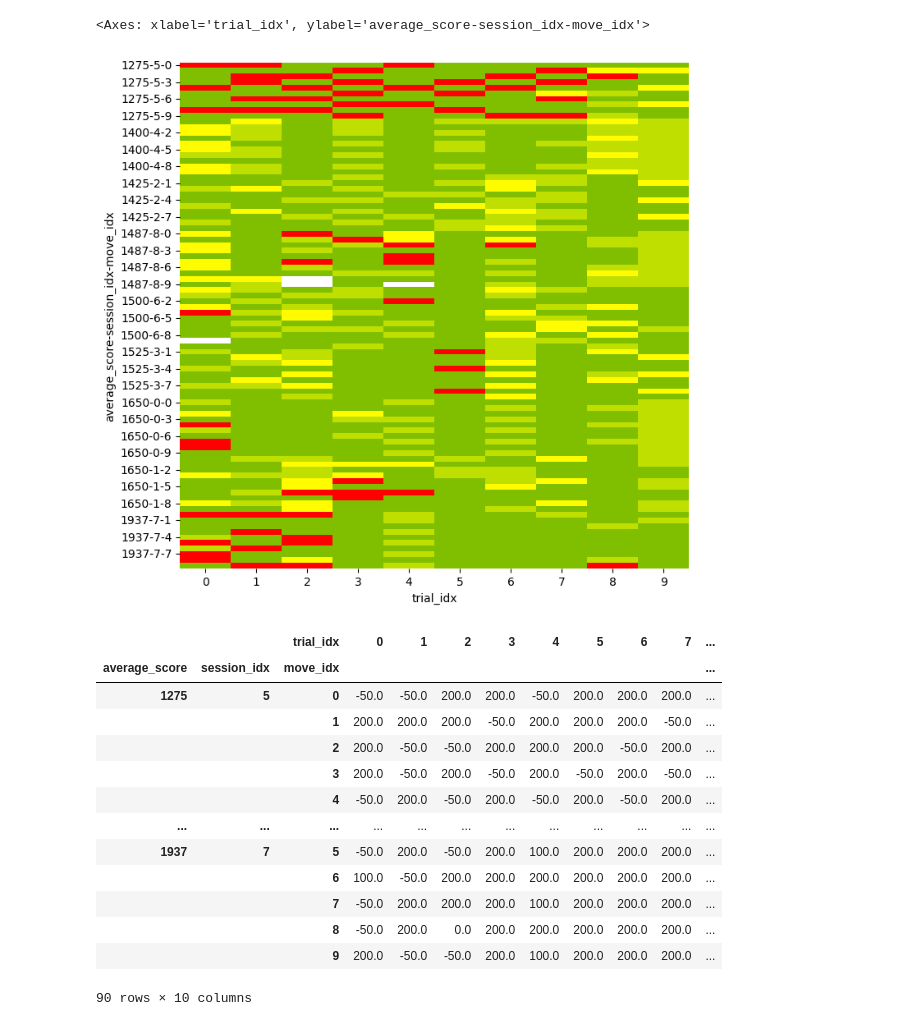
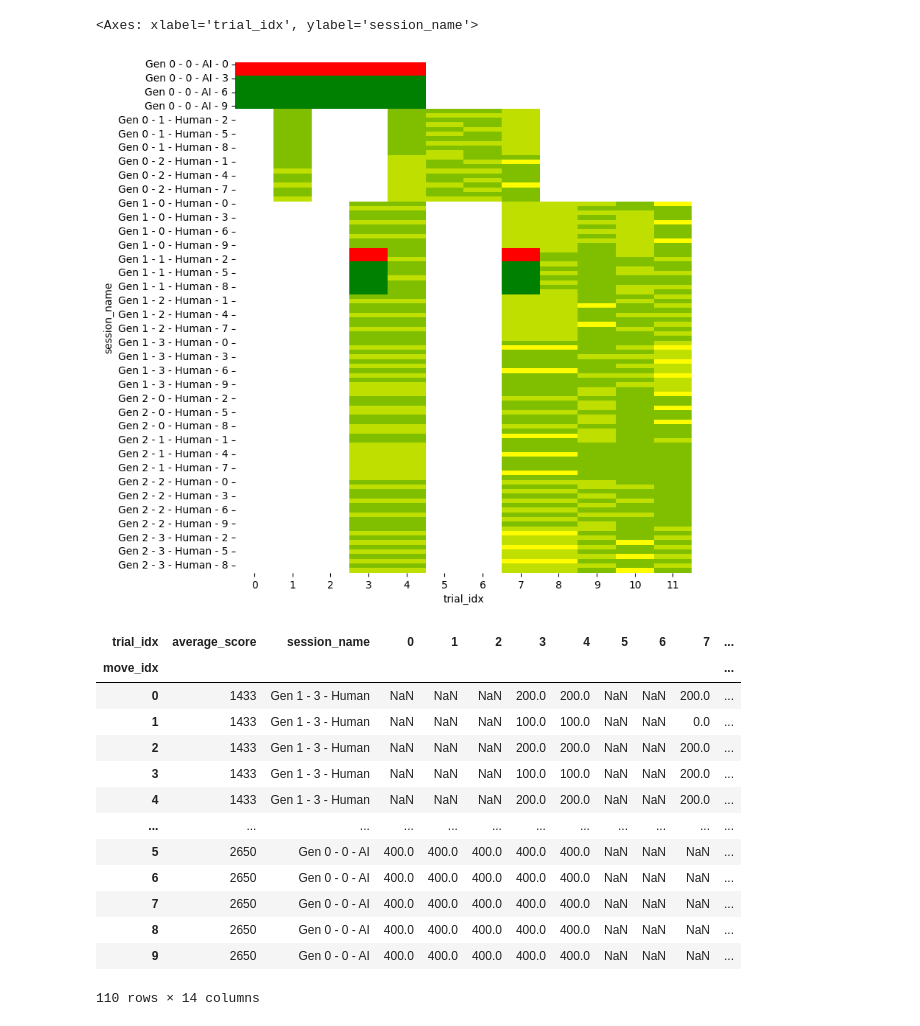
Before and after one commit to LBrinkmann/reward-network-iii, a Jupyter notebook: analysis/evaluate.ipynb, the cells around one changed output. Saved outputs shown, nothing was run; the diff lists cells and outputs as text; code cells hidden in the pictures.

```diff
--- a/analysis/evaluate.ipynb
+++ b/analysis/evaluate.ipynb
@@ -88,7 +88,6 @@ def get_moves(network: dict, moves_nodes: List[int], correct_repeats: Optional[L
 
     moves = []
     for i, (source_num, target_num) in enumerate(zip(moves_nodes[:-1], moves_nodes[1:])):
-        print(i, source_num, target_num)
         edges = edges_by_source_target[source_num]
         edge = edges[target_num]
         moves.append({
@@ -108,9 +107,10 @@ p_moves = []
 for session in sessions_json:
     for trial in session['trials']:
         if trial['solution'] is not None:
-            pid = s_to_p[session['_id']]
+            pid = s_to_p.get(session['_id'])
+            is_ai = session['ai_player']
             score = estimate_solution_score(Network(**trial['network']), trial['solution']['moves'], n_steps=10)
-            assert score > 0, f"negative score {score} in session {session['_id']} for {trial['id']} of type {trial['trial_type']} pid {pid}"
+            assert score > 0, f"negative score {score} in session {session['_id']} for {trial['id']} of type {trial['trial_type']} pid {pid} ai {is_ai}"
 
             moves = get_moves(trial['network'], trial['solution']['moves'], trial['solution']['correctRepeats'])
             trials_info = {
@@ -141,7 +141,11 @@ wr_trial_idx = {s: i for i, s in enumerate(strategy_df['trial_id'].unique())}
 
 
 moves_df['session_idx'] = moves_df['session_id'].apply(lambda x: session_idx[x])
+sessions_df['session_idx'] = sessions_df['_id'].apply(lambda x: session_idx[x])
 moves_df['trial_idx'] = moves_df['trial_id'].apply(lambda x: trial_idx[x])
+moves_df = moves_df.merge(
+    sessions_df[['session_idx', 'generation', 'session_num_in_generation', 'ai_player', 'simulated_subject']],
+    on='session_idx', how='left')
 
 strategy_df['session_idx'] = strategy_df['session_id'].apply(lambda x: session_idx[x])
 strategy_df['ws_idx'] = strategy_df['trial_id'].apply(lambda x: wr_trial_idx[x])
@@ -247,3 +161,0 @@ session['trials'][11]['solution']
-# %%
-sessions_no_ai_player = sessions_df[sessions_df['ai_player'] == False]['_id'].unique()
-moves_df = moves_df[moves_df['session_id'].isin(sessions_no_ai_player)]
@@ -292,40 +184,47 @@ df
 # %%
-moves_df = moves_df.sort_values(by=['average_score'])
+ai_str = np.where(moves_df['ai_player'], 'AI', 'Human')
+moves_df['session_name'] = 'Gen ' + moves_df['generation'].astype(str) + ' - ' + moves_df['session_num_in_generation'].astype(str) + ' - ' + ai_str + ' - ' + moves_df['move_idx'].astype(str)
 
-moves_matrix = moves_df.pivot_table(index=['average_score', 'session_idx', 'move_idx'], columns=['trial_idx'], values='reward')
+
+moves_matrix = moves_df.pivot_table(index=['average_score', 'session_name', 'move_idx'], columns=['trial_idx'], values='reward')
 n_sessions = len(moves_matrix.index.levels[0])
+
+# drop all index but session_name
+moves_matrix = moves_matrix.reset_index(level=[0,2], drop=True)
+
+moves_matrix = moves_matrix.sort_index(level=0, ascending=True)
 
 # Original nodes and colors
 nodes = np.array([-50, 0, 400])
 colors = ["red", "yellow", "green"]
 
 # Normalize nodes to be in the range [0, 1]
 norm_nodes = (nodes - nodes.min()) / (nodes.max() - nodes.min())
 cmap = mcolors.LinearSegmentedColormap.from_list("custom_cmap", list(zip(norm_nodes, colors)))
 
 plt.figure(figsize=(8, n_sessions))
 
 sns.heatmap(moves_matrix, cmap=cmap, cbar=False, vmin=-50, vmax=400)
 # %% [output]
-<Axes: xlabel='trial_idx', ylabel='average_score-session_idx-move_idx'>
+<Axes: xlabel='trial_idx', ylabel='session_name'>
-[figure, old version]
+[figure, new version]
 # %%
 moves_matrix
 # %% [output]
-|  |  | trial_idx | 0 | 1 | 2 | 3 | 4 | 5 | 6 | 7 | ... |
-| average_score | session_idx | move_idx |  |  |  |  |  |  |  |  | ... |
-| 1275 | 5 | 0 | -50.0 | -50.0 | 200.0 | 200.0 | -50.0 | 200.0 | 200.0 | 200.0 | ... |
-|  |  | 1 | 200.0 | 200.0 | 200.0 | -50.0 | 200.0 | 200.0 | 200.0 | -50.0 | ... |
-|  |  | 2 | 200.0 | -50.0 | -50.0 | 200.0 | 200.0 | 200.0 | -50.0 | 200.0 | ... |
-|  |  | 3 | 200.0 | -50.0 | 200.0 | -50.0 | 200.0 | -50.0 | 200.0 | -50.0 | ... |
-|  |  | 4 | -50.0 | 200.0 | -50.0 | 200.0 | -50.0 | 200.0 | -50.0 | 200.0 | ... |
+| trial_idx | average_score | session_name | 0 | 1 | 2 | 3 | 4 | 5 | 6 | 7 | ... |
+| move_idx |  |  |  |  |  |  |  |  |  |  | ... |
+| 0 | 1433 | Gen 1 - 3 - Human | NaN | NaN | NaN | 200.0 | 200.0 | NaN | NaN | 200.0 | ... |
+| 1 | 1433 | Gen 1 - 3 - Human | NaN | NaN | NaN | 100.0 | 100.0 | NaN | NaN | 0.0 | ... |
+| 2 | 1433 | Gen 1 - 3 - Human | NaN | NaN | NaN | 200.0 | 200.0 | NaN | NaN | 200.0 | ... |
+| 3 | 1433 | Gen 1 - 3 - Human | NaN | NaN | NaN | 100.0 | 100.0 | NaN | NaN | 200.0 | ... |
+| 4 | 1433 | Gen 1 - 3 - Human | NaN | NaN | NaN | 200.0 | 200.0 | NaN | NaN | 200.0 | ... |
 | ... | ... | ... | ... | ... | ... | ... | ... | ... | ... | ... | ... |
-| 1937 | 7 | 5 | -50.0 | 200.0 | -50.0 | 200.0 | 100.0 | 200.0 | 200.0 | 200.0 | ... |
-|  |  | 6 | 100.0 | -50.0 | 200.0 | 200.0 | 200.0 | 200.0 | 200.0 | 200.0 | ... |
-|  |  | 7 | -50.0 | 200.0 | 200.0 | 200.0 | 100.0 | 200.0 | 200.0 | 200.0 | ... |
-|  |  | 8 | -50.0 | 200.0 | 0.0 | 200.0 | 200.0 | 200.0 | 200.0 | 200.0 | ... |
-|  |  | 9 | 200.0 | -50.0 | -50.0 | 200.0 | 100.0 | 200.0 | 200.0 | 200.0 | ... |
+| 5 | 2650 | Gen 0 - 0 - AI | 400.0 | 400.0 | 400.0 | 400.0 | 400.0 | NaN | NaN | NaN | ... |
+| 6 | 2650 | Gen 0 - 0 - AI | 400.0 | 400.0 | 400.0 | 400.0 | 400.0 | NaN | NaN | NaN | ... |
+| 7 | 2650 | Gen 0 - 0 - AI | 400.0 | 400.0 | 400.0 | 400.0 | 400.0 | NaN | NaN | NaN | ... |
+| 8 | 2650 | Gen 0 - 0 - AI | 400.0 | 400.0 | 400.0 | 400.0 | 400.0 | NaN | NaN | NaN | ... |
+| 9 | 2650 | Gen 0 - 0 - AI | 400.0 | 400.0 | 400.0 | 400.0 | 400.0 | NaN | NaN | NaN | ... |
-90 rows × 10 columns
+110 rows × 14 columns
 # %%
 moves_matrix = moves_df.pivot_table(index=['session_idx'], columns=['trial_idx'], values='optimal', aggfunc='sum')
 
```
Also changed, not shown: parts of 16 cells of this notebook, 19 other files.
